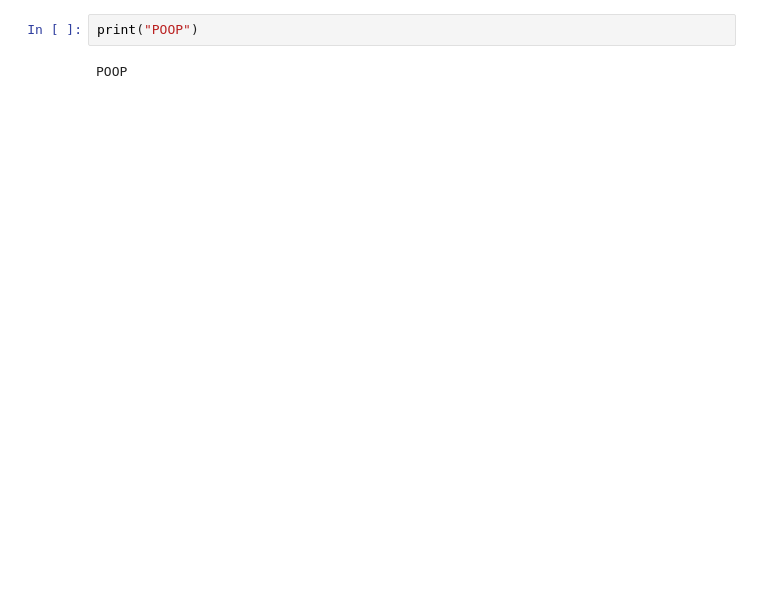
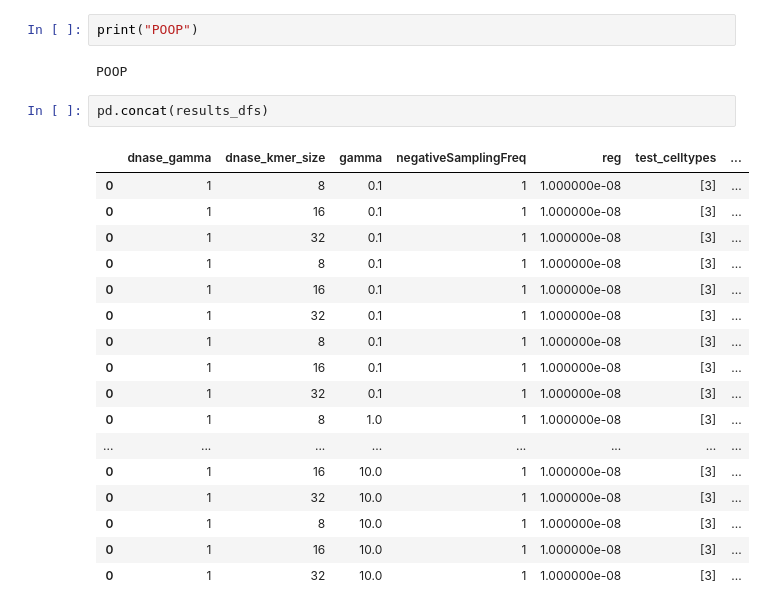
Before and after one commit to akmorrow13/endive, a Jupyter notebook: python/run-kitchensinks-featurize-only.ipynb, the cells around one changed output. Saved outputs shown, nothing was run; the diff lists cells and outputs as text; blank space fills up the shorter version.

```diff
--- a/python/run-kitchensinks-featurize-only.ipynb
+++ b/python/run-kitchensinks-featurize-only.ipynb
@@ -82,3 +82,23 @@ results_df
 print("POOP")
 # %% [output]
 POOP
+# %%
+pd.concat(results_dfs)
+# %% [output]
+|  | dnase_gamma | dnase_kmer_size | gamma | negativeSamplingFreq | reg | test_celltypes | ... |
+| 0 | 1 | 8 | 0.1 | 1 | 1.000000e-08 | [3] | ... |
+| 0 | 1 | 16 | 0.1 | 1 | 1.000000e-08 | [3] | ... |
+| 0 | 1 | 32 | 0.1 | 1 | 1.000000e-08 | [3] | ... |
+| 0 | 1 | 8 | 0.1 | 1 | 1.000000e-08 | [3] | ... |
+| 0 | 1 | 16 | 0.1 | 1 | 1.000000e-08 | [3] | ... |
+| 0 | 1 | 32 | 0.1 | 1 | 1.000000e-08 | [3] | ... |
+| 0 | 1 | 8 | 0.1 | 1 | 1.000000e-08 | [3] | ... |
+| 0 | 1 | 16 | 0.1 | 1 | 1.000000e-08 | [3] | ... |
+| 0 | 1 | 32 | 0.1 | 1 | 1.000000e-08 | [3] | ... |
+| 0 | 1 | 8 | 1.0 | 1 | 1.000000e-08 | [3] | ... |
+| ... | ... | ... | ... | ... | ... | ... | ... |
+| 0 | 1 | 16 | 10.0 | 1 | 1.000000e-08 | [3] | ... |
+| 0 | 1 | 32 | 10.0 | 1 | 1.000000e-08 | [3] | ... |
+| 0 | 1 | 8 | 10.0 | 1 | 1.000000e-08 | [3] | ... |
+| 0 | 1 | 16 | 10.0 | 1 | 1.000000e-08 | [3] | ... |
+| 0 | 1 | 32 | 10.0 | 1 | 1.000000e-08 | [3] | ... |
```
